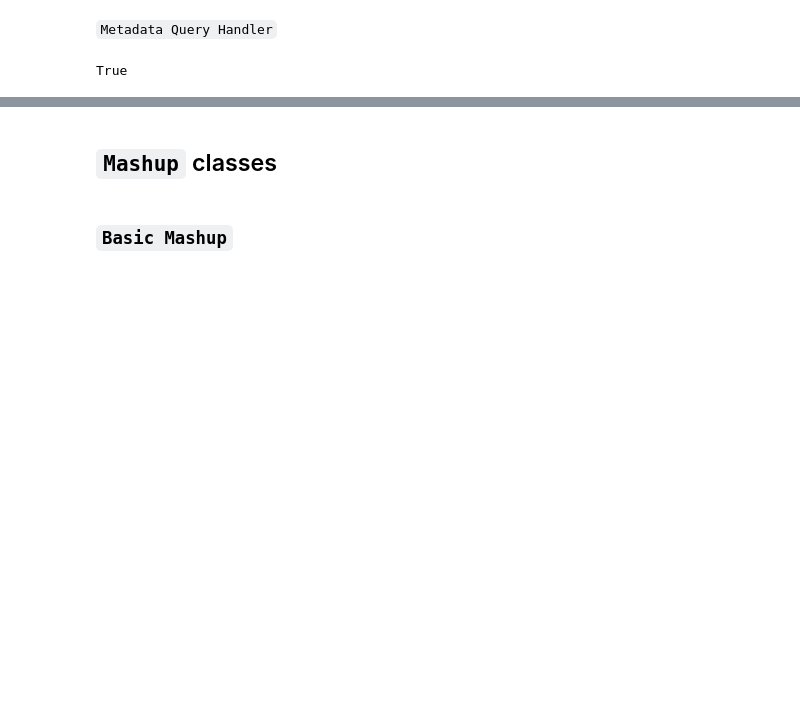
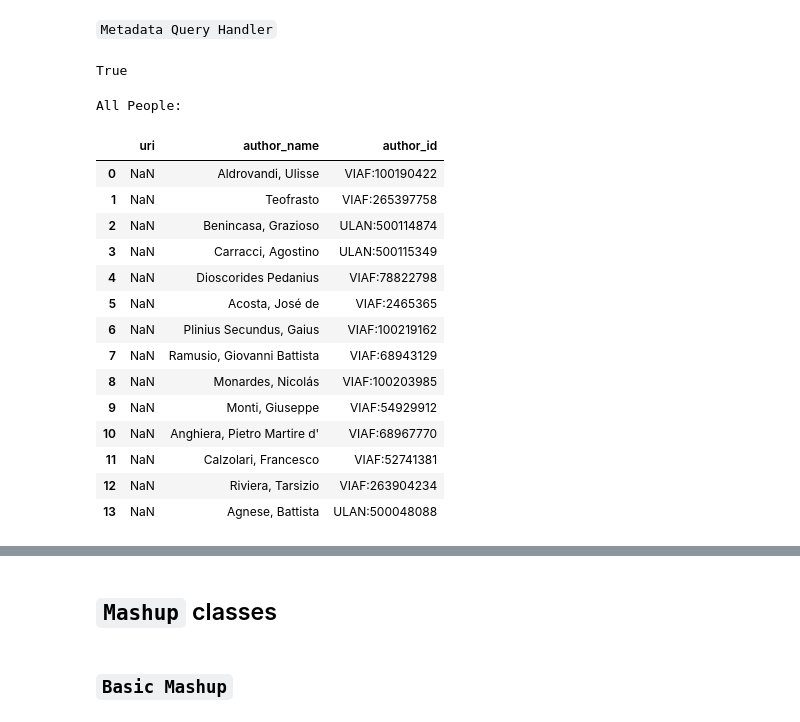
Before and after one commit to comp-management-data-project/DataScience-DHDK-gp24, a Jupyter notebook: presentation.ipynb, the cells around one changed output, grey strips where cells are left out. Saved outputs shown, nothing was run; the diff lists cells and outputs as text; code cells hidden in the pictures; blank space fills up the shorter version.

```diff
--- a/presentation.ipynb
+++ b/presentation.ipynb
@@ -422,8 +418,27 @@ True
 # %%
 # Example 1: Get all people
+sparql_query_handler = MetadataQueryHandler()
+sparql_query_handler.setDbPathOrUrl(grp_endpoint)
 all_people_df = sparql_query_handler.getAllPeople()
 print("All People:")
 all_people_df
+# %% [output]
+All People:
+|  | uri | author_name | author_id |
+| 0 | NaN | Aldrovandi, Ulisse | VIAF:100190422 |
+| 1 | NaN | Teofrasto | VIAF:265397758 |
+| 2 | NaN | Benincasa, Grazioso | ULAN:500114874 |
+| 3 | NaN | Carracci, Agostino | ULAN:500115349 |
+| 4 | NaN | Dioscorides Pedanius | VIAF:78822798 |
+| 5 | NaN | Acosta, José de | VIAF:2465365 |
+| 6 | NaN | Plinius Secundus, Gaius | VIAF:100219162 |
+| 7 | NaN | Ramusio, Giovanni Battista | VIAF:68943129 |
+| 8 | NaN | Monardes, Nicolás | VIAF:100203985 |
+| 9 | NaN | Monti, Giuseppe | VIAF:54929912 |
+| 10 | NaN | Anghiera, Pietro Martire d' | VIAF:68967770 |
+| 11 | NaN | Calzolari, Francesco | VIAF:52741381 |
+| 12 | NaN | Riviera, Tarsizio | VIAF:263904234 |
+| 13 | NaN | Agnese, Battista | ULAN:500048088 |
 # %%
 # Example 2: Get all chos
 all_people_df = sparql_query_handler.getAllCulturalHeritageObjects()
```
Also changed, not shown: parts of 17 cells of this notebook.
